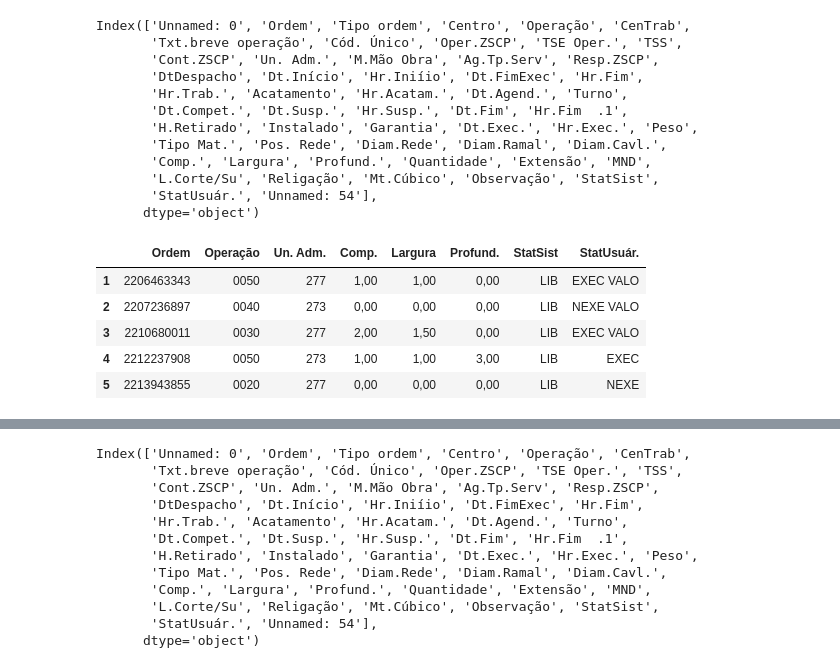
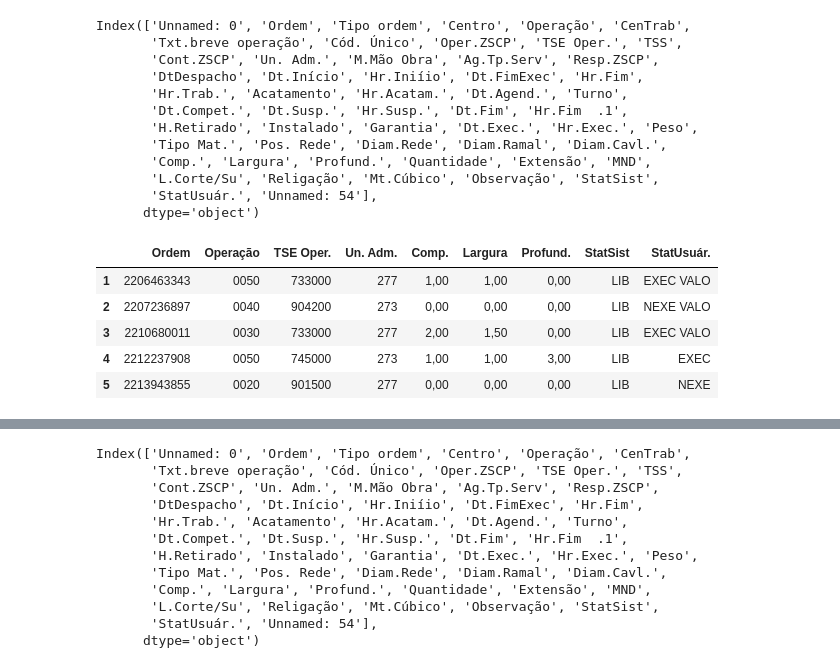
Before and after one commit to eeyamazaki/soebe, a Jupyter notebook: modelo_preditivo_soebe.ipynb, the cells around one changed output, grey strips where cells are left out. Drawn from its saved outputs; the diff is of its cells as text; code cells hidden in the pictures.

```diff
--- a/modelo_preditivo_soebe.ipynb
+++ b/modelo_preditivo_soebe.ipynb
@@ -87,24 +88,24 @@ Index(['Unnamed: 0', 'Ordem', 'Tipo ordem', 'Centro', 'Operação', 'CenTrab',
       dtype='object')
 # %%
 dfSoebe = dfSoebe.drop(['Unnamed: 0', 'Tipo ordem', 'Centro', 'CenTrab', 'Txt.breve operação',
-              'Cód. Único', 'Oper.ZSCP', 'TSE Oper.', 'TSS', 'Cont.ZSCP', 'M.Mão Obra',
+              'Cód. Único', 'Oper.ZSCP', 'TSS', 'Cont.ZSCP', 'M.Mão Obra',
               'Ag.Tp.Serv', 'Resp.ZSCP', 'DtDespacho', 'Dt.Início', 'Hr.Iniíio',
               'Dt.FimExec', 'Hr.Fim', 'Hr.Trab.', 'Acatamento', 'Hr.Acatam.',
               'Dt.Agend.', 'Turno', 'Dt.Compet.', 'Dt.Susp.', 'Hr.Susp.',
               'Dt.Fim', 'Hr.Fim  .1', 'H.Retirado', 'Instalado', 'Garantia',
               'Dt.Exec.', 'Hr.Exec.', 'Peso', 'Tipo Mat.', 'Pos. Rede',
               'Diam.Rede', 'Diam.Ramal', 'Diam.Cavl.', 'Quantidade', 'Extensão',
               'MND', 'L.Corte/Su', 'Religação', 'Mt.Cúbico', 'Observação',
               'Unnamed: 54'], axis=1)
 
 dfSoebe.head()
 # %% [output]
-|  | Ordem | Operação | Un. Adm. | Comp. | Largura | Profund. | StatSist | StatUsuár. |
-| 1 | 2206463343 | 0050 | 277 | 1,00 | 1,00 | 0,00 | LIB | EXEC VALO |
-| 2 | 2207236897 | 0040 | 273 | 0,00 | 0,00 | 0,00 | LIB | NEXE VALO |
-| 3 | 2210680011 | 0030 | 277 | 2,00 | 1,50 | 0,00 | LIB | EXEC VALO |
-| 4 | 2212237908 | 0050 | 273 | 1,00 | 1,00 | 3,00 | LIB | EXEC |
-| 5 | 2213943855 | 0020 | 277 | 0,00 | 0,00 | 0,00 | LIB | NEXE |
+|  | Ordem | Operação | TSE Oper. | Un. Adm. | Comp. | Largura | Profund. | StatSist | StatUsuár. |
+| 1 | 2206463343 | 0050 | 733000 | 277 | 1,00 | 1,00 | 0,00 | LIB | EXEC VALO |
+| 2 | 2207236897 | 0040 | 904200 | 273 | 0,00 | 0,00 | 0,00 | LIB | NEXE VALO |
+| 3 | 2210680011 | 0030 | 733000 | 277 | 2,00 | 1,50 | 0,00 | LIB | EXEC VALO |
+| 4 | 2212237908 | 0050 | 745000 | 273 | 1,00 | 1,00 | 3,00 | LIB | EXEC |
+| 5 | 2213943855 | 0020 | 901500 | 277 | 0,00 | 0,00 | 0,00 | LIB | NEXE |
 # %%
 # Lendo a base de servicos liberados no SAP para o GLOBAL:
 
```
Also changed, not shown: parts of 27 cells of this notebook.
